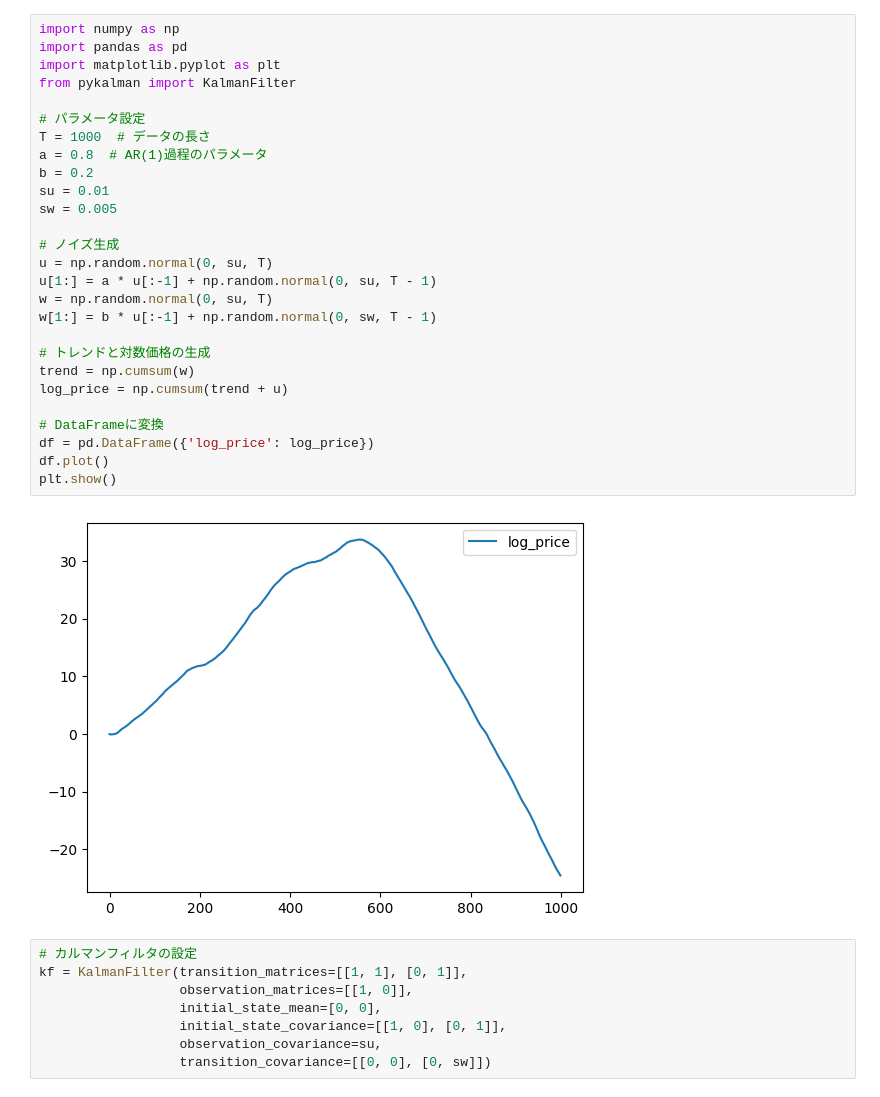
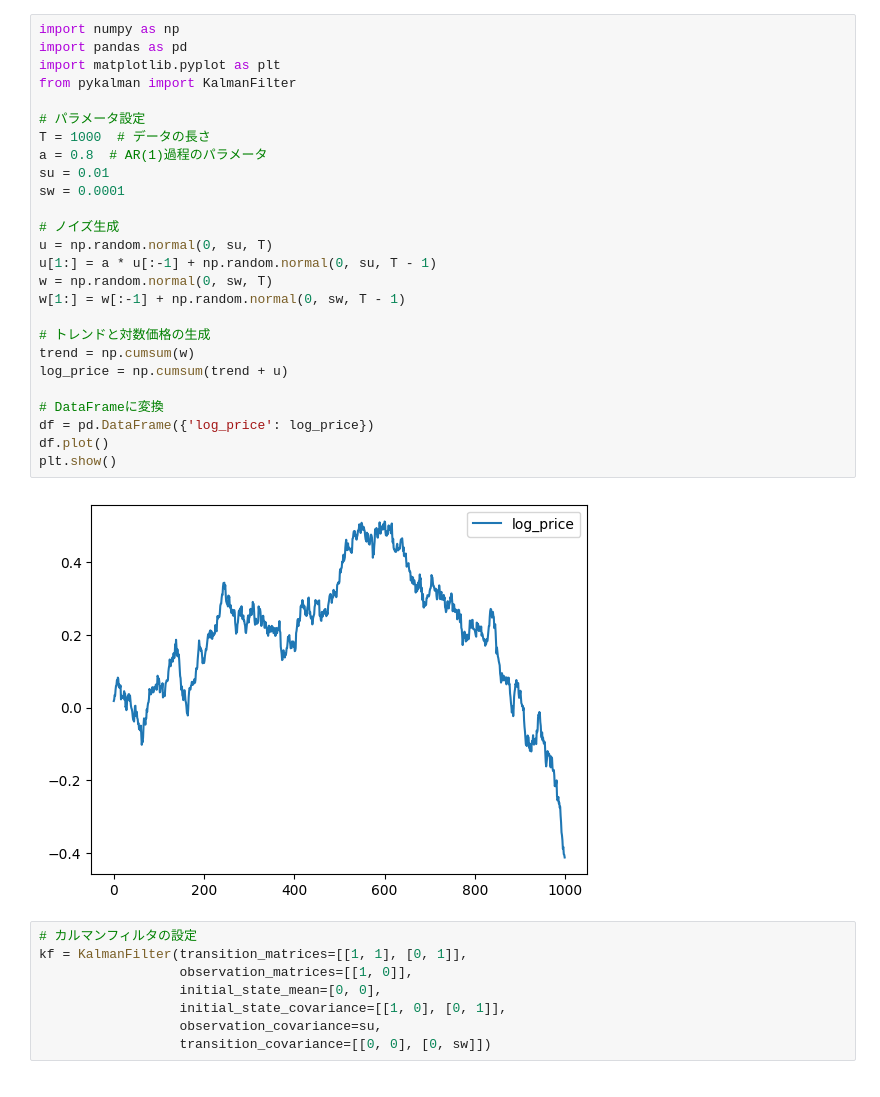
Before and after one commit to MizusakoSadanobu/kalman_filter_trade, a Jupyter notebook: playground.ipynb, the cells around one changed output. Saved outputs shown, nothing was run; the diff lists cells and outputs as text.

```diff
--- a/playground.ipynb
+++ b/playground.ipynb
@@ -1,32 +1,31 @@
 # %%
 import numpy as np
 import pandas as pd
 import matplotlib.pyplot as plt
 from pykalman import KalmanFilter
 
 # パラメータ設定
 T = 1000  # データの長さ
 a = 0.8  # AR(1)過程のパラメータ
-b = 0.2
 su = 0.01
-sw = 0.005
+sw = 0.0001
 
 # ノイズ生成
 u = np.random.normal(0, su, T)
 u[1:] = a * u[:-1] + np.random.normal(0, su, T - 1)
-w = np.random.normal(0, su, T)
-w[1:] = b * u[:-1] + np.random.normal(0, sw, T - 1)
+w = np.random.normal(0, sw, T)
+w[1:] = w[:-1] + np.random.normal(0, sw, T - 1)
 
 # トレンドと対数価格の生成
 trend = np.cumsum(w)
 log_price = np.cumsum(trend + u)
 
 # DataFrameに変換
 df = pd.DataFrame({'log_price': log_price})
 df.plot()
 plt.show()
 # %% [output]
-[figure, old version]
+[figure, new version]
 # %%
 # カルマンフィルタの設定
 kf = KalmanFilter(transition_matrices=[[1, 1], [0, 1]],
```
Also changed, not shown: parts of 5 cells of this notebook.
